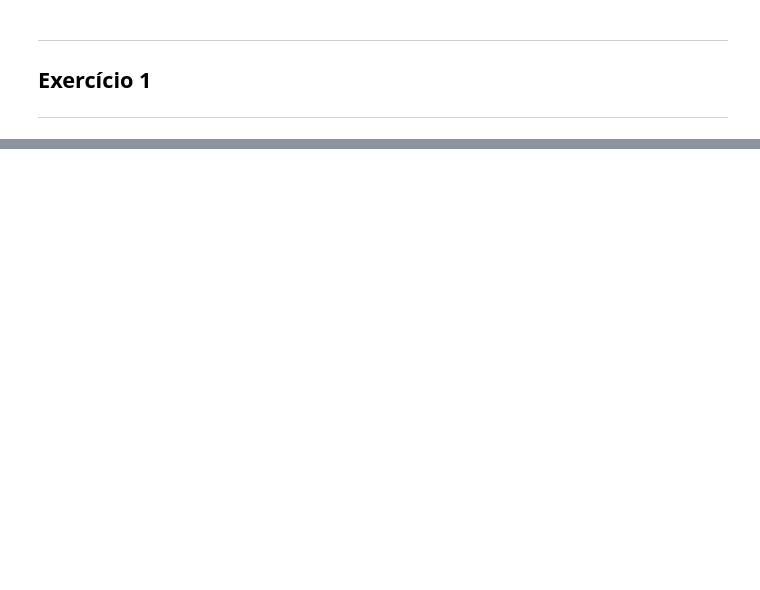
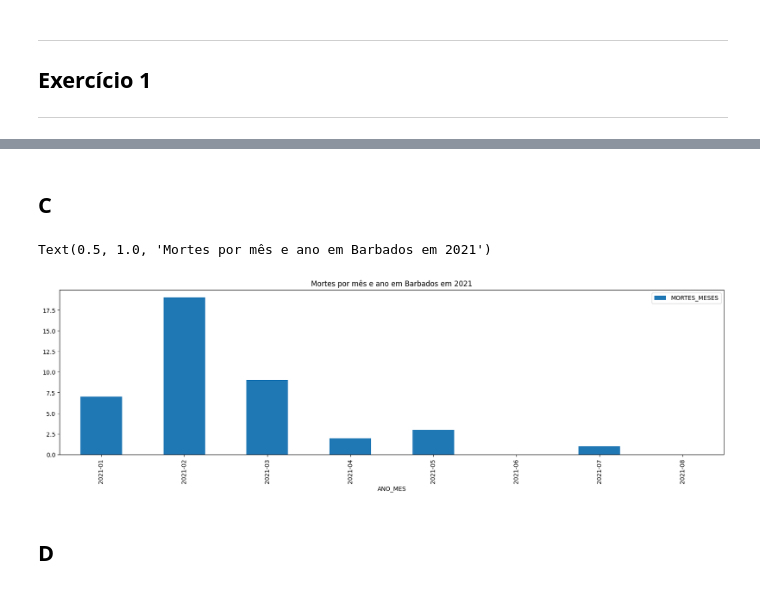
Before and after one commit to MariaLuizaLogrado/mineiracao_dados_ufpr, a Jupyter notebook: aulas/aula6/exercicios.ipynb, the cells around one changed output, grey strips where cells are left out. Saved outputs shown, nothing was run; the diff lists cells and outputs as text; code cells hidden in the pictures; blank space fills up the shorter version.

```diff
--- a/aulas/aula6/exercicios.ipynb
+++ b/aulas/aula6/exercicios.ipynb
@@ -29,0 +46,12 @@ df[]
+# %% [markdown]
+## C
+# %%
+df_2021 = df_plot[df_plot['ANO_MES'] >= '2021-01']
+df_2021_index = df_2021.set_index("ANO_MES")
+df_2021_index.plot(kind="bar", figsize=(20, 5))
+plt.title("Mortes por mês e ano em Barbados em 2021")
+# %% [output]
+Text(0.5, 1.0, 'Mortes por mês e ano em Barbados em 2021')
+[figure, added]
+# %% [markdown]
+## D
```
Also changed, not shown: parts of 24 cells of this notebook, 3 other files.
